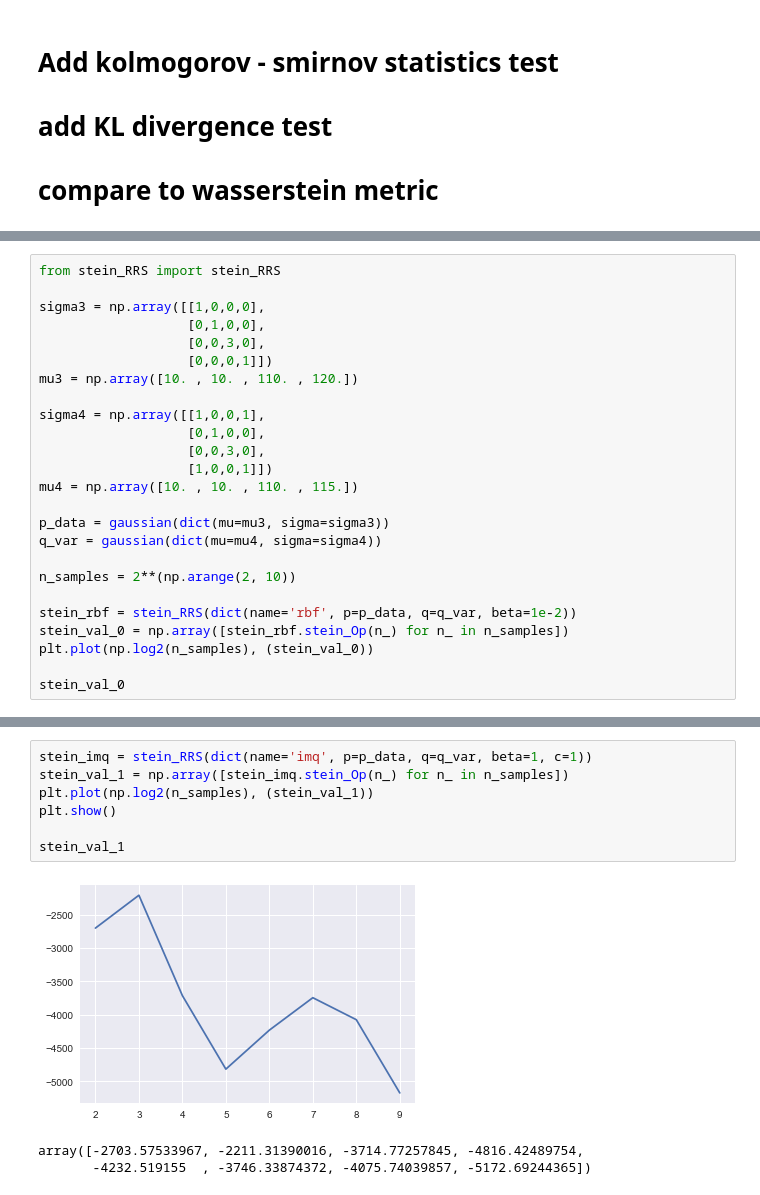
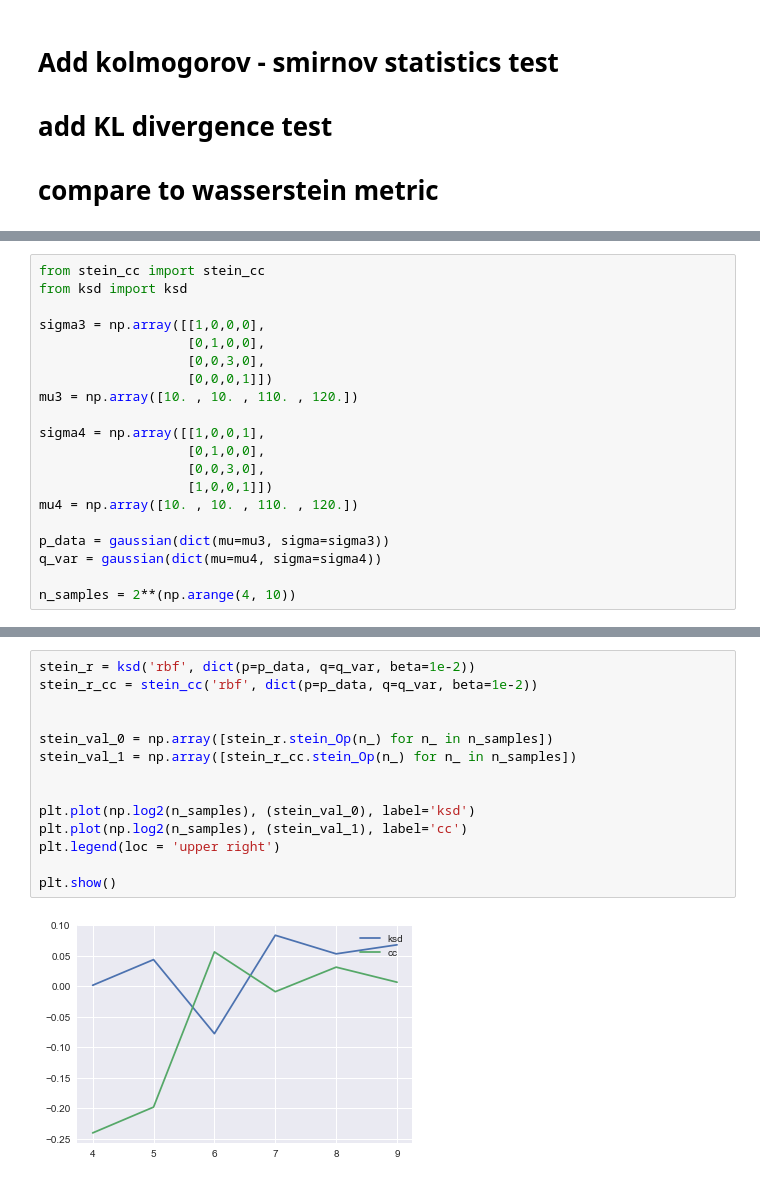
Before and after one commit to singhalrk/stein_ksd, a Jupyter notebook: Stein_Tests.ipynb, the cells around one changed output, grey strips where cells are left out. Saved outputs shown, nothing was run; the diff lists cells and outputs as text.

```diff
--- a/Stein_Tests.ipynb
+++ b/Stein_Tests.ipynb
@@ -157,5 +191,6 @@ plt.show()
 # %%
-from stein_RRS import stein_RRS
+from stein_cc import stein_cc
+from ksd import ksd
 
 sigma3 = np.array([[1,0,0,0],
                    [0,1,0,0],
@@ -167,15 +202,9 @@ sigma4 = np.array([[1,0,0,1],
                    [0,1,0,0],
                    [0,0,3,0],
                    [1,0,0,1]])
-mu4 = np.array([10. , 10. , 110. , 115.])
+mu4 = np.array([10. , 10. , 110. , 120.])
 
 p_data = gaussian(dict(mu=mu3, sigma=sigma3))
 q_var = gaussian(dict(mu=mu4, sigma=sigma4))
 
-n_samples = 2**(np.arange(2, 10))
-
-stein_rbf = stein_RRS(dict(name='rbf', p=p_data, q=q_var, beta=1e-2))
-stein_val_0 = np.array([stein_rbf.stein_Op(n_) for n_ in n_samples])
-plt.plot(np.log2(n_samples), (stein_val_0))
-
-stein_val_0
+n_samples = 2**(np.arange(4, 10))
@@ -186,11 +211,16 @@ array([ 0.25174181,  0.09942487,  0.00069505,  0.01676157,  0.07452748,
 # %%
-stein_imq = stein_RRS(dict(name='imq', p=p_data, q=q_var, beta=1, c=1))
-stein_val_1 = np.array([stein_imq.stein_Op(n_) for n_ in n_samples])
-plt.plot(np.log2(n_samples), (stein_val_1))
+stein_r = ksd('rbf', dict(p=p_data, q=q_var, beta=1e-2))
+stein_r_cc = stein_cc('rbf', dict(p=p_data, q=q_var, beta=1e-2))
+
+
+stein_val_0 = np.array([stein_r.stein_Op(n_) for n_ in n_samples])
+stein_val_1 = np.array([stein_r_cc.stein_Op(n_) for n_ in n_samples])
+
+
+plt.plot(np.log2(n_samples), (stein_val_0), label='ksd')
+plt.plot(np.log2(n_samples), (stein_val_1), label='cc')
+plt.legend(loc = 'upper right')
+
 plt.show()
-
-stein_val_1
 # %% [output]
-[figure, old version]
+[figure, new version]
-array([-2703.57533967, -2211.31390016, -3714.77257845, -4816.42489754,
-       -4232.519155  , -3746.33874372, -4075.74039857, -5172.69244365])
```
Also changed, not shown: parts of 16 cells of this notebook, 3 other files.
